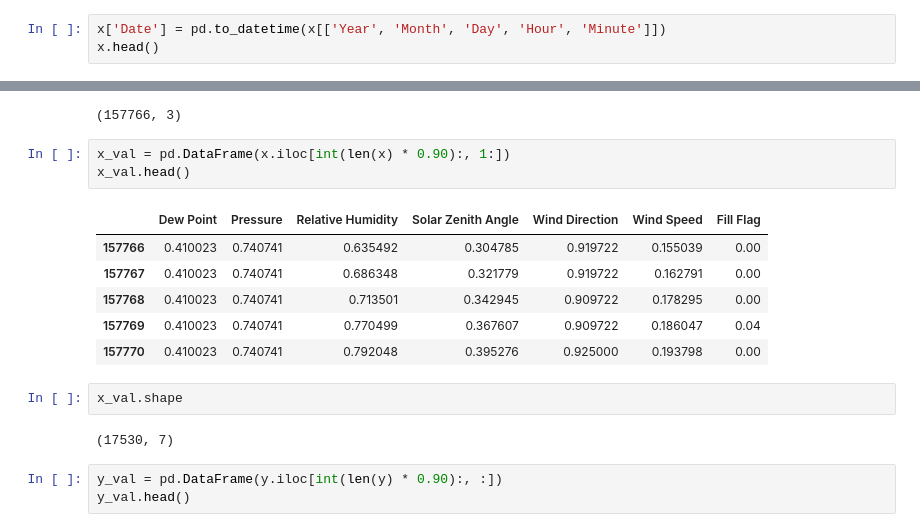
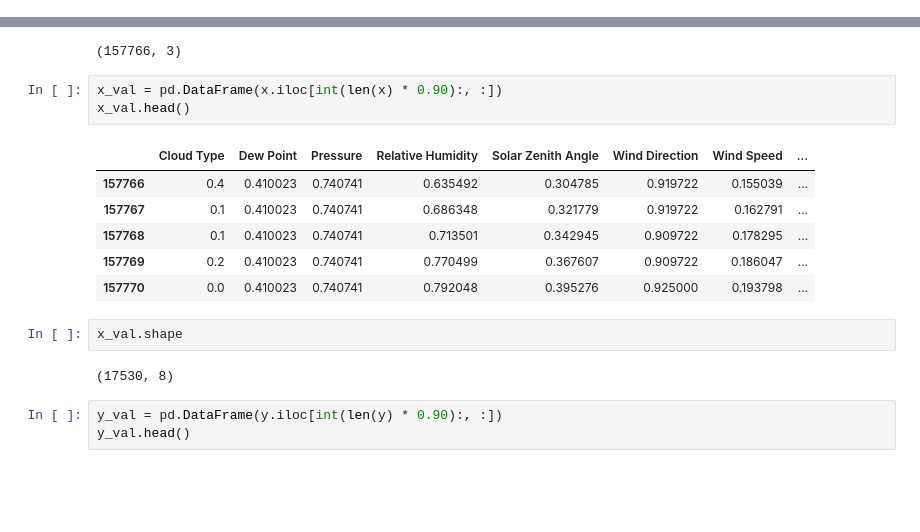
Before and after one commit to AryaStark13/Wipro-hackathon, a Jupyter notebook: Final Data Cleaning & Analysis.ipynb, the cells around one changed output, grey strips where cells are left out. Cells and saved outputs as stored; diff of their text form; blank space fills up the shorter version.

```diff
--- a/Final Data Cleaning & Analysis.ipynb
+++ b/Final Data Cleaning & Analysis.ipynb
@@ -49,6 +49,3 @@ x.head()
 x.shape
 # %% [output]
 (175296, 16)
-# %%
-x['Date'] = pd.to_datetime(x[['Year', 'Month', 'Day', 'Hour', 'Minute']])
-x.head()
@@ -269,19 +268,19 @@ y_train.shape
 # %% [output]
 (157766, 3)
 # %%
-x_val = pd.DataFrame(x.iloc[int(len(x) * 0.90):, 1:])
+x_val = pd.DataFrame(x.iloc[int(len(x) * 0.90):, :])
 x_val.head()
 # %% [output]
-|  | Dew Point | Pressure | Relative Humidity | Solar Zenith Angle | Wind Direction | Wind Speed | Fill Flag |
-| 157766 | 0.410023 | 0.740741 | 0.635492 | 0.304785 | 0.919722 | 0.155039 | 0.00 |
-| 157767 | 0.410023 | 0.740741 | 0.686348 | 0.321779 | 0.919722 | 0.162791 | 0.00 |
-| 157768 | 0.410023 | 0.740741 | 0.713501 | 0.342945 | 0.909722 | 0.178295 | 0.00 |
-| 157769 | 0.410023 | 0.740741 | 0.770499 | 0.367607 | 0.909722 | 0.186047 | 0.04 |
-| 157770 | 0.410023 | 0.740741 | 0.792048 | 0.395276 | 0.925000 | 0.193798 | 0.00 |
+|  | Cloud Type | Dew Point | Pressure | Relative Humidity | Solar Zenith Angle | Wind Direction | Wind Speed | ... |
+| 157766 | 0.4 | 0.410023 | 0.740741 | 0.635492 | 0.304785 | 0.919722 | 0.155039 | ... |
+| 157767 | 0.1 | 0.410023 | 0.740741 | 0.686348 | 0.321779 | 0.919722 | 0.162791 | ... |
+| 157768 | 0.1 | 0.410023 | 0.740741 | 0.713501 | 0.342945 | 0.909722 | 0.178295 | ... |
+| 157769 | 0.2 | 0.410023 | 0.740741 | 0.770499 | 0.367607 | 0.909722 | 0.186047 | ... |
+| 157770 | 0.0 | 0.410023 | 0.740741 | 0.792048 | 0.395276 | 0.925000 | 0.193798 | ... |
 # %%
 x_val.shape
 # %% [output]
-(17530, 7)
+(17530, 8)
 # %%
 y_val = pd.DataFrame(y.iloc[int(len(y) * 0.90):, :])
 y_val.head()
```
Also changed, not shown: parts of 8 cells of this notebook.
